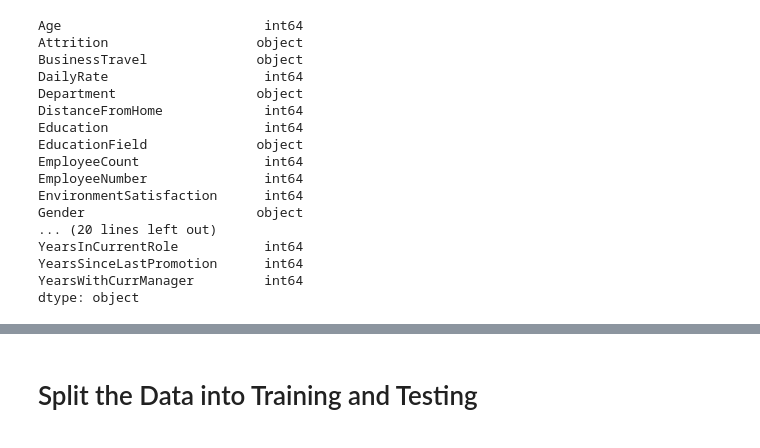
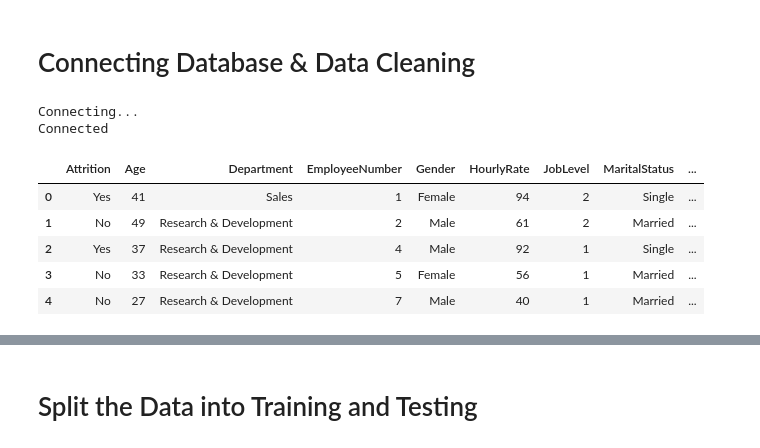
Before and after one commit to mxx8813/Employee_Attrition, a Jupyter notebook: Employee_Attrition.ipynb, the cells around one changed output, grey strips where cells are left out. Cells and saved outputs as stored; diff of their text form; code cells hidden in the pictures.

```diff
--- a/Employee_Attrition.ipynb
+++ b/Employee_Attrition.ipynb
@@ -22,21 +14,48 @@ attrition_df
-# %%
-# Display datatypes
-attrition_df.dtypes
-# %% [output]
-Age                          int64
-Attrition                   object
-BusinessTravel              object
-DailyRate                    int64
-Department                  object
-DistanceFromHome             int64
-Education                    int64
-EducationField              object
-EmployeeCount                int64
-EmployeeNumber               int64
-EnvironmentSatisfaction      int64
-Gender                      object
-... (20 lines left out)
-YearsInCurrentRole           int64
-YearsSinceLastPromotion      int64
-YearsWithCurrManager         int64
-dtype: object
+# %% [markdown]
+# Connecting Database & Data Cleaning
+# %%
+url = f"postgres://postgres:{db_password}@127.0.0.1:5433/Employee_Attrition"
+# %%
+def connect(url):
+    # Connect to the server
+    conn = None
+    try:
+        print('Connecting...')
+        conn = psycopg2.connect(url)
+    except (Exception, psycopg2.DatabaseError) as error:
+        print(error)
+    print("Connected")
+    return conn
+# %%
+#A function to conect a db and bring in Data into a panda df
+def sql_to_df(conn, select_query, column_names):
+    cursor = conn.cursor()
+    try:
+        cursor.execute(select_query)
+    except (Exception, psycopg2.DatabaseError) as error:
+        print("Error")
+        cursor.close()
+        return 0
+
+    # Turn tupples into a df
+    tupples = cursor.fetchall()
+    cursor.close()
+
+    df = pd.DataFrame(tupples, columns=column_names)
+    return df
+# %%
+# Connect to the database
+conn = connect(url)
+column_names = ["Attrition", "Age", "Department", "EmployeeNumber", "Gender", "HourlyRate","JobLevel", "MaritalStatus", "NumCompaniesWorked", "PercentSalaryHike", "PerformanceRating", "StockOptionLevel", "TotalWorkingYears", "TrainingTimesLastYear", "WorkLifeBalance", "YearsAtCompany", "YearsInCurrentRole", "YearsSinceLastPromotion" ]
+# Execute the "SELECT *" query
+attrition_df = sql_to_df(conn, "select * FROM joint_table", column_names)
+attrition_df.head()
+# %% [output]
+Connecting...
+Connected
+|  | Attrition | Age | Department | EmployeeNumber | Gender | HourlyRate | JobLevel | MaritalStatus | ... |
+| 0 | Yes | 41 | Sales | 1 | Female | 94 | 2 | Single | ... |
+| 1 | No | 49 | Research & Development | 2 | Male | 61 | 2 | Married | ... |
+| 2 | Yes | 37 | Research & Development | 4 | Male | 92 | 1 | Single | ... |
+| 3 | No | 33 | Research & Development | 5 | Female | 56 | 1 | Married | ... |
+| 4 | No | 27 | Research & Development | 7 | Male | 40 | 1 | Married | ... |
```
Also changed, not shown: parts of 8 cells of this notebook.
